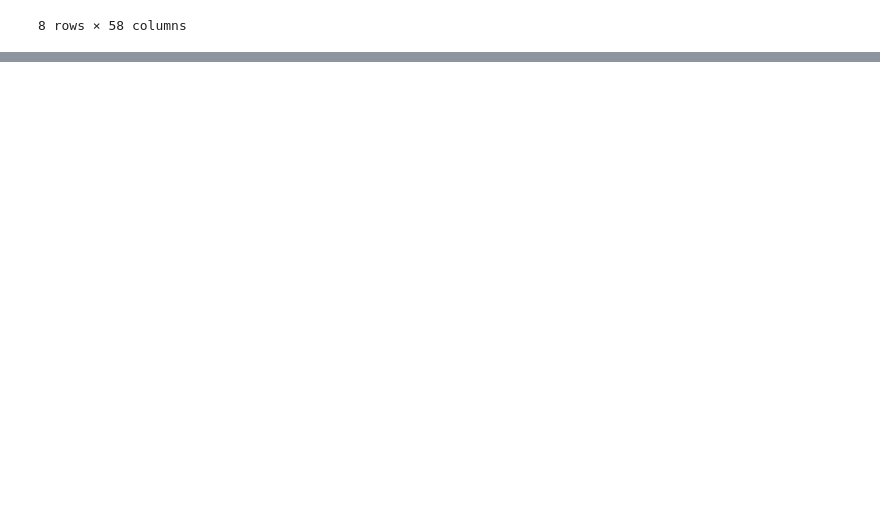
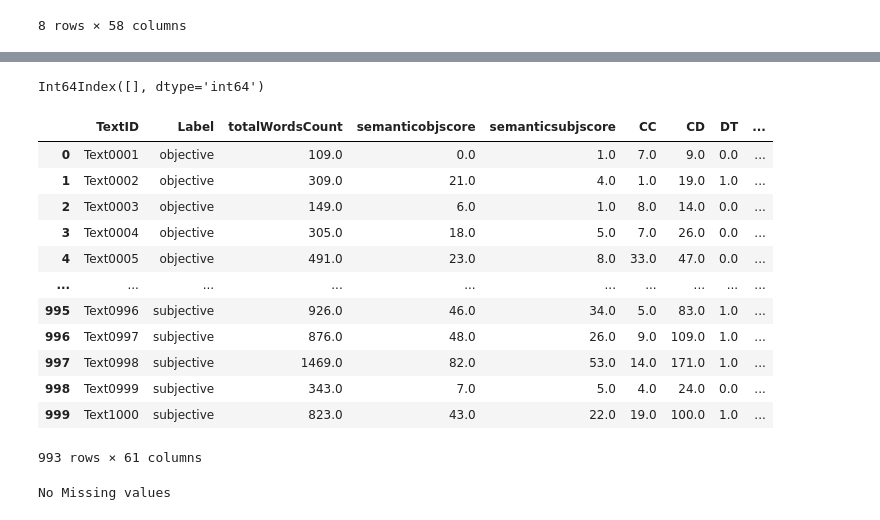
Before and after one commit to CarlosMealha/FEUP-AI-ML-PROJ, a Jupyter notebook: article-data-treatment.ipynb, the cells around one changed output, grey strips where cells are left out. Saved outputs shown, nothing was run; the diff lists cells and outputs as text; code cells hidden in the pictures; blank space fills up the shorter version.

```diff
--- a/article-data-treatment.ipynb
+++ b/article-data-treatment.ipynb
@@ -82,0 +86,28 @@ null_rows
+# %%
+print(null_rows.index)
+
+#a new pandas dataframe with all rows containing missing values dropped from the original article_data dataframe
+
+article_data.dropna()
+# %% [output]
+Int64Index([], dtype='int64')
+|  | TextID | Label | totalWordsCount | semanticobjscore | semanticsubjscore | CC | CD | DT | ... |
+| 0 | Text0001 | objective | 109.0 | 0.0 | 1.0 | 7.0 | 9.0 | 0.0 | ... |
+| 1 | Text0002 | objective | 309.0 | 21.0 | 4.0 | 1.0 | 19.0 | 1.0 | ... |
+| 2 | Text0003 | objective | 149.0 | 6.0 | 1.0 | 8.0 | 14.0 | 0.0 | ... |
+| 3 | Text0004 | objective | 305.0 | 18.0 | 5.0 | 7.0 | 26.0 | 0.0 | ... |
+| 4 | Text0005 | objective | 491.0 | 23.0 | 8.0 | 33.0 | 47.0 | 0.0 | ... |
+| ... | ... | ... | ... | ... | ... | ... | ... | ... | ... |
+| 995 | Text0996 | subjective | 926.0 | 46.0 | 34.0 | 5.0 | 83.0 | 1.0 | ... |
+| 996 | Text0997 | subjective | 876.0 | 48.0 | 26.0 | 9.0 | 109.0 | 1.0 | ... |
+| 997 | Text0998 | subjective | 1469.0 | 82.0 | 53.0 | 14.0 | 171.0 | 1.0 | ... |
+| 998 | Text0999 | subjective | 343.0 | 7.0 | 5.0 | 4.0 | 24.0 | 0.0 | ... |
+| 999 | Text1000 | subjective | 823.0 | 43.0 | 22.0 | 19.0 | 100.0 | 1.0 | ... |
+993 rows × 61 columns
+# %%
+if article_data.isnull().any().any():
+    print('Missing values')
+else:
+    print('No Missing values')
+# %% [output]
+No Missing values
```
Also changed, not shown: parts of 22 cells of this notebook.
